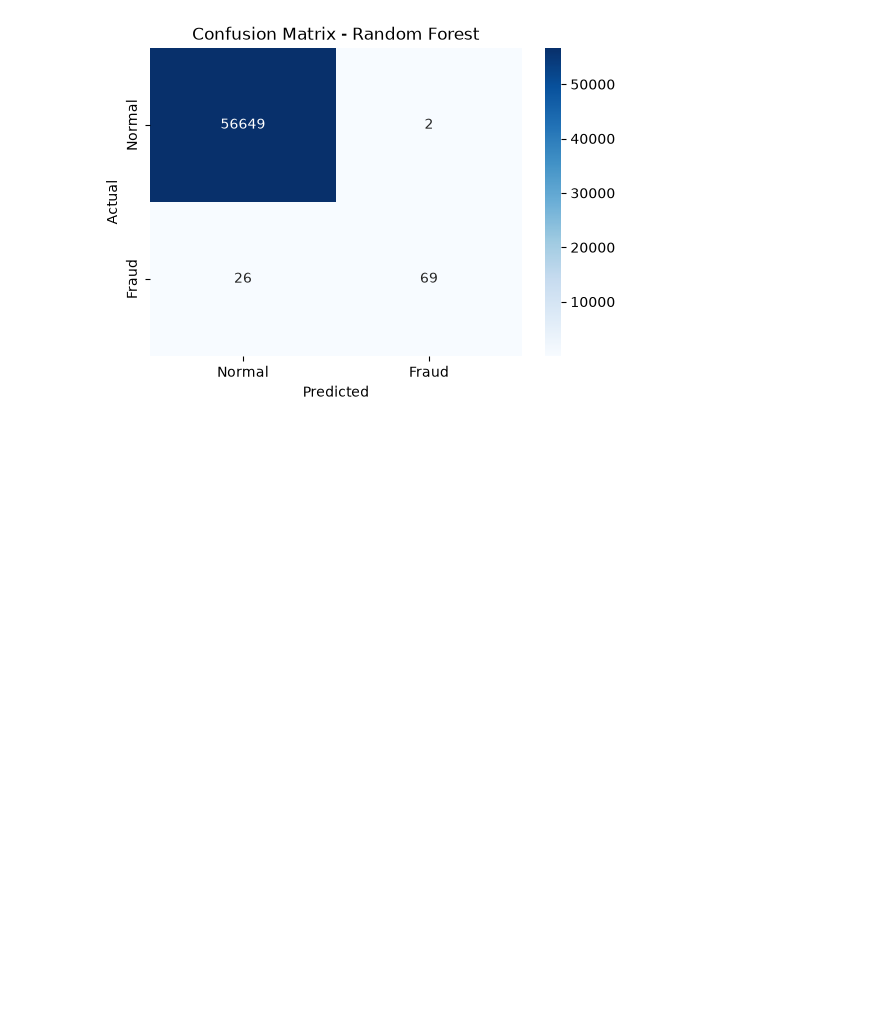
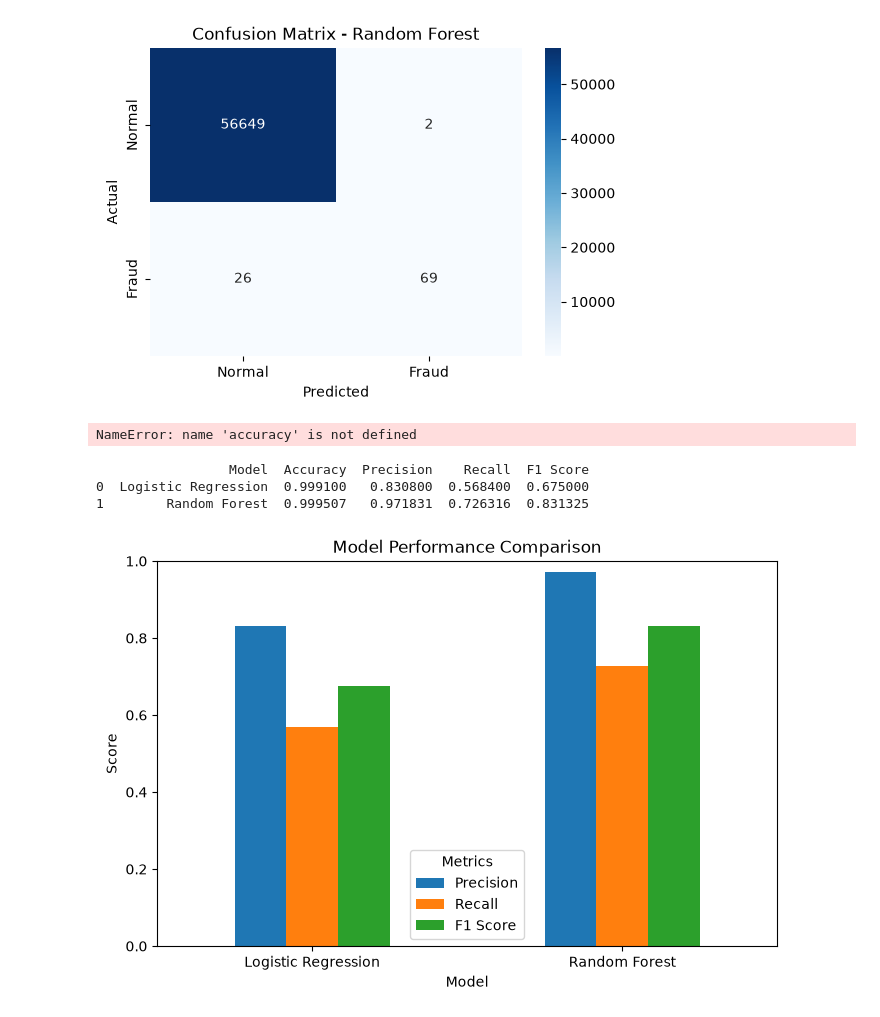
Before and after one commit to 9009594/real-time-financial-fraud-detection, a Jupyter notebook: notebooks/04_model_training.ipynb, the cells around one changed output. Cells and saved outputs as stored; diff of their text form; code cells hidden in the pictures; blank space fills up the shorter version.

Commit message:
Add model performance comparison

```diff
--- a/notebooks/04_model_training.ipynb
+++ b/notebooks/04_model_training.ipynb
@@ -343,3 +343,44 @@ plt.title("Confusion Matrix - Random Forest")
 plt.show()
 # %% [output]
 [figure]
+# %%
+comparison = pd.DataFrame({
+    "Model": ["Logistic Regression", "Random Forest"],
+    "Accuracy": [accuracy, rf_accuracy],
+    "Precision": [precision, rf_precision],
+    "Recall": [recall, rf_recall],
+    "F1 Score": [f1, rf_f1]
+})
+
+print(comparison)
+# %% [output]
+NameError: name 'accuracy' is not defined
+# %%
+comparison = pd.DataFrame({
+    "Model": ["Logistic Regression", "Random Forest"],
+    "Accuracy": [0.9991, rf_accuracy],
+    "Precision": [0.8308, rf_precision],
+    "Recall": [0.5684, rf_recall],
+    "F1 Score": [0.6750, rf_f1]
+})
+
+print(comparison)
+# %% [output]
+                 Model  Accuracy  Precision    Recall  F1 Score
+0  Logistic Regression  0.999100   0.830800  0.568400  0.675000
+1        Random Forest  0.999507   0.971831  0.726316  0.831325
+# %%
+comparison.set_index("Model")[["Precision", "Recall", "F1 Score"]].plot(
+    kind="bar",
+    figsize=(8, 5)
+)
+
+plt.title("Model Performance Comparison")
+plt.xlabel("Model")
+plt.ylabel("Score")
+plt.ylim(0, 1)
+plt.xticks(rotation=0)
+plt.legend(title="Metrics")
+plt.show()
+# %% [output]
+[figure, added]
```
